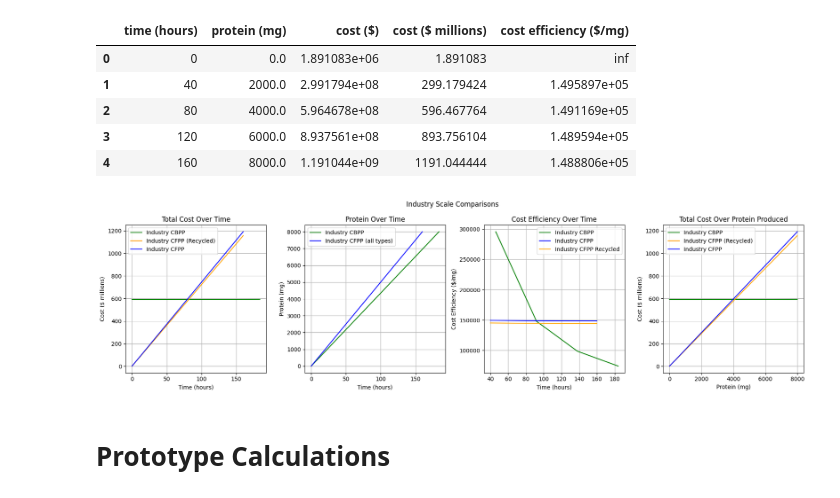
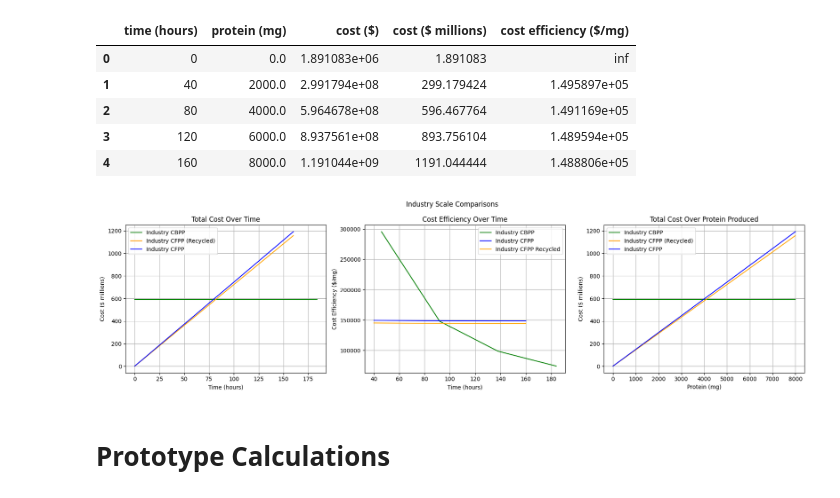
Before and after one commit to UBC-BIOMOD-Computational/TreeSAPP_Cost-Analysis, a Jupyter notebook: Cost Analysis/technoeconomic_plotterSept.ipynb, the cells around one changed output. Cells and saved outputs as stored; diff of their text form; code cells hidden in the pictures.

```diff
--- a/Cost Analysis/technoeconomic_plotterSept.ipynb
+++ b/Cost Analysis/technoeconomic_plotterSept.ipynb
@@ -115,55 +115,55 @@ ind_cfpp = ind_cfpp[ind_cfpp['time (hours)'] < 200]
 ind_cfpp_recycled = ind_cfpp_recycled[ind_cfpp_recycled['time (hours)'] < 200]
 # %%
 # Combined plots in one row
-fig, axs = plt.subplots(1, 4, figsize=(18, 5))
+fig, axs = plt.subplots(1, 3, figsize=(18, 5))
 
 # Plot 1: Cost ($ millions) over time
 axs[0].plot(ind_cbpp['time (hours)'], ind_cbpp['cost ($ millions)'], label='Industry CBPP', color='green')
 axs[0].plot(ind_cfpp_recycled['time (hours)'], ind_cfpp_recycled['cost ($ millions)'], label='Industry CFPP (Recycled)', color='orange')
 axs[0].plot(ind_cfpp['time (hours)'], ind_cfpp['cost ($ millions)'], label='Industry CFPP', color='blue')
 axs[0].set_xlabel('Time (hours)')
 axs[0].set_ylabel('Cost ($ millions)')
 axs[0].set_title('Total Cost Over Time')
 axs[0].legend()
 axs[0].grid(True)
 
-# Plot 2: Protein (mg) over time
-axs[1].plot(ind_cbpp['time (hours)'], ind_cbpp['protein (mg)'], label='Industry CBPP', color='green')
-# axs[1].plot(ind_cfpp_recycled['time (hours)'], ind_cfpp_recycled['protein (mg)'], label='Industry CFPP (Recycled)', color='blue')
-axs[1].plot(ind_cfpp['time (hours)'], ind_cfpp['protein (mg)'], label='Industry CFPP (all types)', color='blue')
+# # Plot 2: Protein (mg) over time
+# axs[1].plot(ind_cbpp['time (hours)'], ind_cbpp['protein (mg)'], label='Industry CBPP', color='green')
+# # axs[1].plot(ind_cfpp_recycled['time (hours)'], ind_cfpp_recycled['protein (mg)'], label='Industry CFPP (Recycled)', color='blue')
+# axs[1].plot(ind_cfpp['time (hours)'], ind_cfpp['protein (mg)'], label='Industry CFPP (all types)', color='blue')
+# axs[1].set_xlabel('Time (hours)')
+# axs[1].set_ylabel('Protein (mg)')
+# axs[1].set_title('Protein Over Time')
+# axs[1].legend()
+# axs[1].grid(True)
+
+# Plot 3: Cost efficiency ($/mg) over time
+axs[1].plot(ind_cbpp['time (hours)'], ind_cbpp['cost efficiency ($/mg)'], label='Industry CBPP', color='green')
+axs[1].plot(ind_cfpp['time (hours)'], ind_cfpp['cost efficiency ($/mg)'], label='Industry CFPP', color='blue')
+axs[1].plot(ind_cfpp_recycled['time (hours)'], ind_cfpp_recycled['cost efficiency ($/mg)'], label='Industry CFPP Recycled', color='orange')
 axs[1].set_xlabel('Time (hours)')
-axs[1].set_ylabel('Protein (mg)')
-axs[1].set_title('Protein Over Time')
+axs[1].set_ylabel('Cost Efficiency ($/mg)')
+axs[1].set_title('Cost Efficiency Over Time')
 axs[1].legend()
 axs[1].grid(True)
 
-# Plot 3: Cost efficiency ($/mg) over time
-axs[2].plot(ind_cbpp['time (hours)'], ind_cbpp['cost efficiency ($/mg)'], label='Industry CBPP', color='green')
-axs[2].plot(ind_cfpp['time (hours)'], ind_cfpp['cost efficiency ($/mg)'], label='Industry CFPP', color='blue')
-axs[2].plot(ind_cfpp_recycled['time (hours)'], ind_cfpp_recycled['cost efficiency ($/mg)'], label='Industry CFPP Recycled', color='orange')
-axs[2].set_xlabel('Time (hours)')
-axs[2].set_ylabel('Cost Efficiency ($/mg)')
-axs[2].set_title('Cost Efficiency Over Time')
+
+# Plot 1: Cost ($ millions) over time
+axs[2].plot(ind_cbpp['protein (mg)'], ind_cbpp['cost ($ millions)'], label='Industry CBPP', color='green')
+axs[2].plot(ind_cfpp_recycled['protein (mg)'], ind_cfpp_recycled['cost ($ millions)'], label='Industry CFPP (Recycled)', color='orange')
+axs[2].plot(ind_cfpp['protein (mg)'], ind_cfpp['cost ($ millions)'], label='Industry CFPP', color='blue')
+axs[2].set_xlabel('Protein (mg)')
+axs[2].set_ylabel('Cost ($ millions)')
+axs[2].set_title('Total Cost Over Protein Produced')
 axs[2].legend()
 axs[2].grid(True)
-
-
-# Plot 1: Cost ($ millions) over time
-axs[3].plot(ind_cbpp['protein (mg)'], ind_cbpp['cost ($ millions)'], label='Industry CBPP', color='green')
-axs[3].plot(ind_cfpp_recycled['protein (mg)'], ind_cfpp_recycled['cost ($ millions)'], label='Industry CFPP (Recycled)', color='orange')
-axs[3].plot(ind_cfpp['protein (mg)'], ind_cfpp['cost ($ millions)'], label='Industry CFPP', color='blue')
-axs[3].set_xlabel('Protein (mg)')
-axs[3].set_ylabel('Cost ($ millions)')
-axs[3].set_title('Total Cost Over Protein Produced')
-axs[3].legend()
-axs[3].grid(True)
 
 plt.subplots_adjust(top=0.88)
 plt.suptitle('Industry Scale Comparisons')
 plt.tight_layout()
 plt.show()
 # %% [output]
-[figure, old version]
+[figure, new version]
 # %% [markdown]
 # Prototype Calculations
 # %%
```
Also changed, not shown: parts of 3 cells of this notebook.
